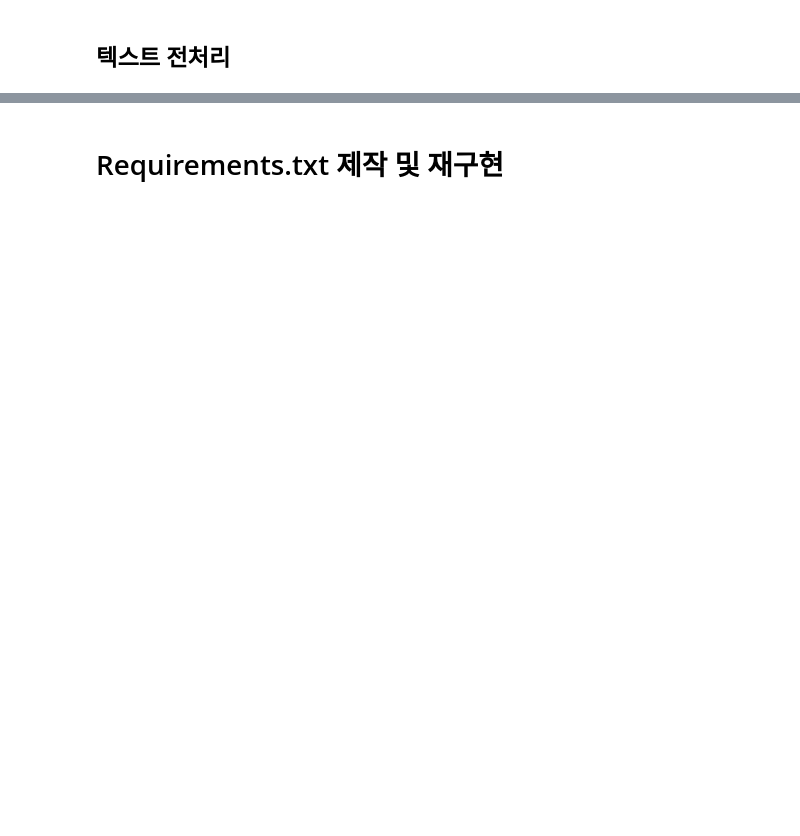
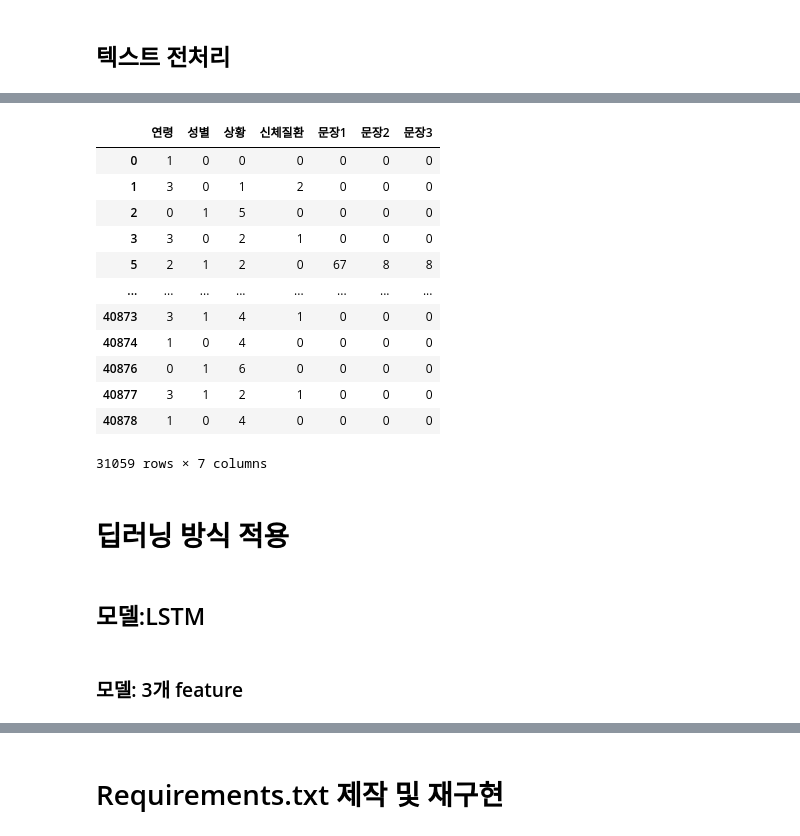
Before and after one commit to poandpo/project-4, a Jupyter notebook: AI_06_임채은.ipynb, the cells around one changed output, grey strips where cells are left out. Saved outputs shown, nothing was run; the diff lists cells and outputs as text; code cells hidden in the pictures; blank space fills up the shorter version.

```diff
--- a/AI_06_임채은.ipynb
+++ b/AI_06_임채은.ipynb
@@ -318,0 +402,31 @@ print(tokenizer.word_index)
+# %%
+max_len = 20
+X_train['문장1'] = pad_sequences(X_encoded1, maxlen = max_len)
+X_train['문장2'] = pad_sequences(X_encoded2, maxlen = max_len)
+X_train['문장3'] = pad_sequences(X_encoded2, maxlen = max_len)
+
+X_test['문장1'] = pad_sequences(X_encoded_1, maxlen = max_len)
+X_test['문장2'] = pad_sequences(X_encoded_2, maxlen = max_len)
+X_test['문장3'] = pad_sequences(X_encoded_3, maxlen = max_len)
+# %%
+X_train
+# %% [output]
+|  | 연령 | 성별 | 상황 | 신체질환 | 문장1 | 문장2 | 문장3 |
+| 0 | 1 | 0 | 0 | 0 | 0 | 0 | 0 |
+| 1 | 3 | 0 | 1 | 2 | 0 | 0 | 0 |
+| 2 | 0 | 1 | 5 | 0 | 0 | 0 | 0 |
+| 3 | 3 | 0 | 2 | 1 | 0 | 0 | 0 |
+| 5 | 2 | 1 | 2 | 0 | 67 | 8 | 8 |
+| ... | ... | ... | ... | ... | ... | ... | ... |
+| 40873 | 3 | 1 | 4 | 1 | 0 | 0 | 0 |
+| 40874 | 1 | 0 | 4 | 0 | 0 | 0 | 0 |
+| 40876 | 0 | 1 | 6 | 0 | 0 | 0 | 0 |
+| 40877 | 3 | 1 | 2 | 1 | 0 | 0 | 0 |
+| 40878 | 1 | 0 | 4 | 0 | 0 | 0 | 0 |
+31059 rows × 7 columns
+# %% [markdown]
+# 딥러닝 방식 적용
+# %% [markdown]
+## 모델:LSTM
+# %% [markdown]
+### 모델: 3개 feature
```
Also changed, not shown: parts of 80 cells of this notebook.
